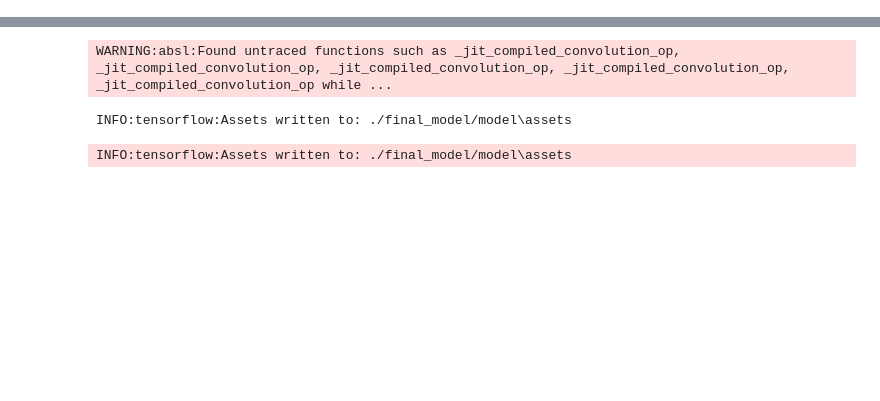
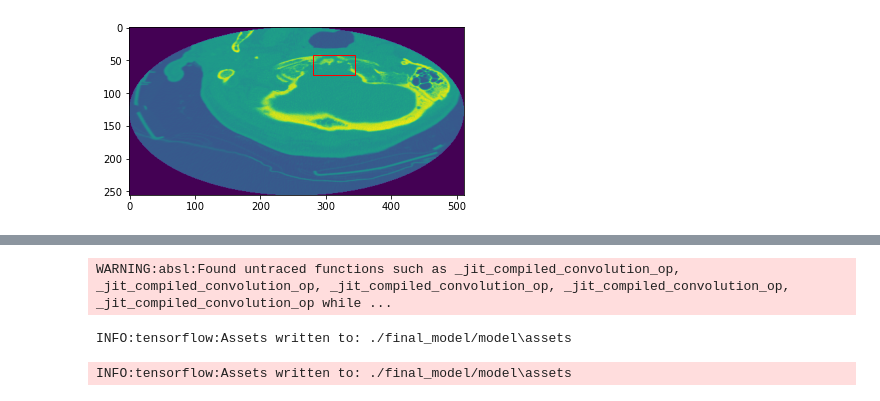
Before and after one commit to SiavashShirzad/RSNA-2022-Cervical-Spine-Fracture-Detection, a Jupyter notebook: rsna-fracture-sagittal-image-classification.ipynb, the cells around one changed output, grey strips where cells are left out. Cells and saved outputs as stored; diff of their text form; code cells hidden in the pictures; blank space fills up the shorter version.

```diff
--- a/rsna-fracture-sagittal-image-classification.ipynb
+++ b/rsna-fracture-sagittal-image-classification.ipynb
@@ -77,3 +90,25 @@ len(not_patients)
+# %%
+im = nib.load('../storage/1.2.826.0.1.3680043.11227.nii.gz')
+im = im.get_fdata()
+# %%
+import matplotlib.pyplot as plt
+import matplotlib.patches as patches
+from PIL import Image
+
+
+fig, ax = plt.subplots()
+
+# Display the image
+ax.imshow(im[55])
+
+# Create a Rectangle patch
+rect = patches.Rectangle((280, 41), 64, 32, linewidth=1, edgecolor='r', facecolor='none')
+# Add the patch to the Axes
+ax.add_patch(rect)
+
+plt.show()
+# %% [output]
+[figure, added]
 # %%
 def get_slice_list(uid):
    final_list = set({})
```
Also changed, not shown: parts of 45 cells of this notebook.
